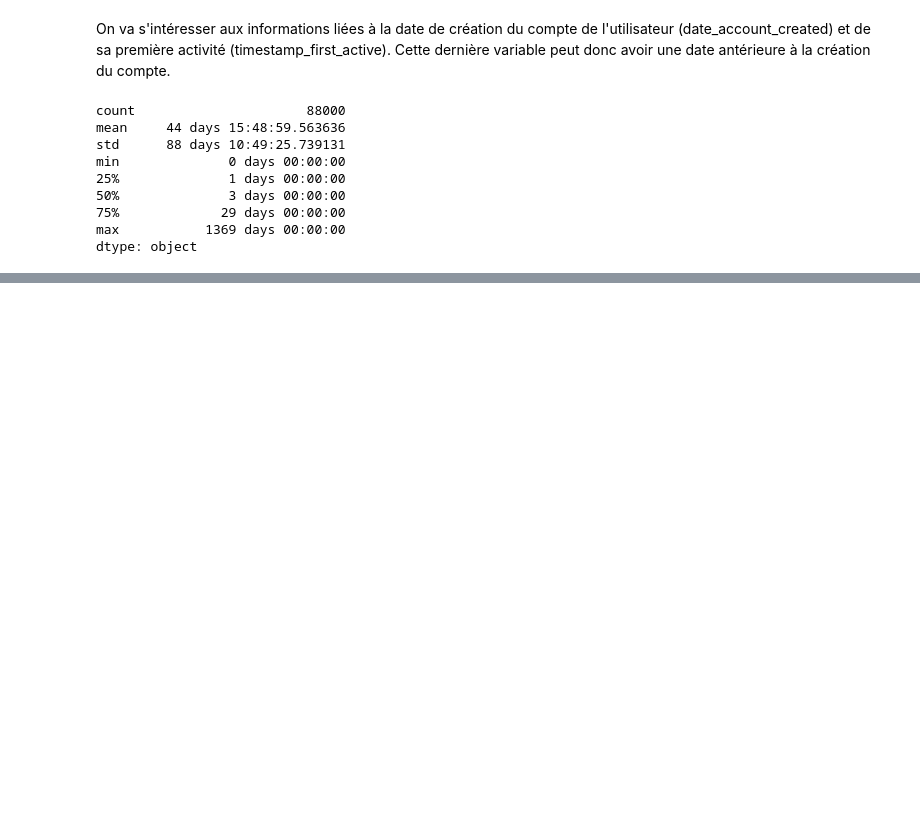
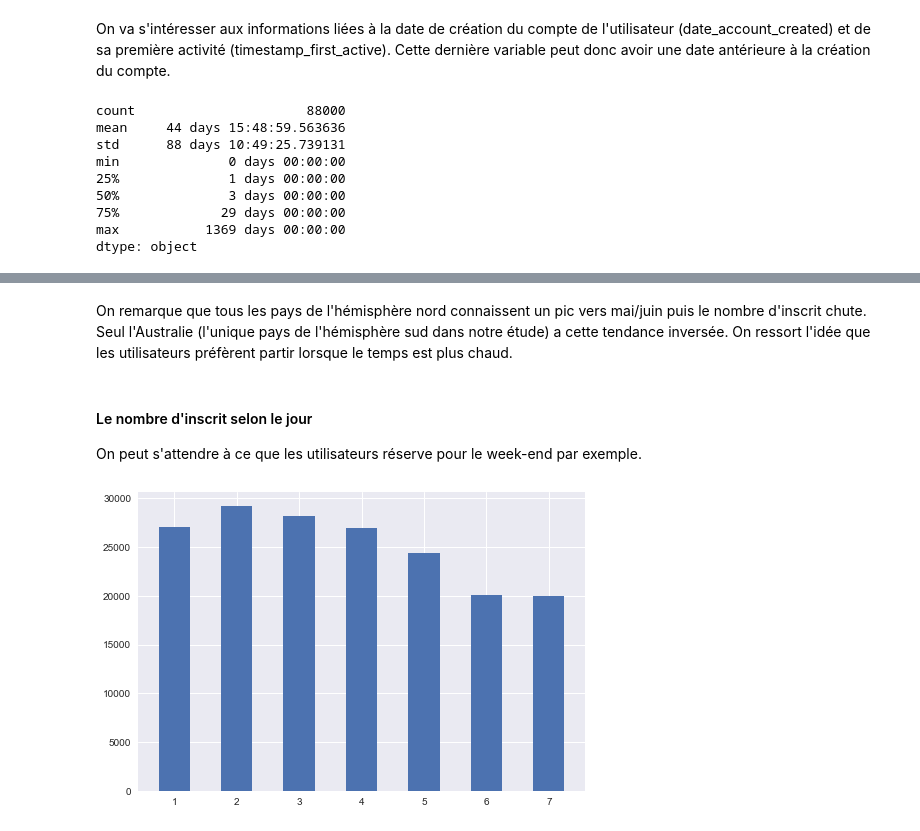
Before and after one commit to vesran/BookerGuess, a Jupyter notebook: _2_analyse_des_utilisateurs.ipynb, the cells around one changed output, grey strips where cells are left out. Drawn from its saved outputs; the diff is of its cells as text; code cells hidden in the pictures; blank space fills up the shorter version.

```diff
--- a/_2_analyse_des_utilisateurs.ipynb
+++ b/_2_analyse_des_utilisateurs.ipynb
@@ -497,0 +530,11 @@ En moyenne, les gens réservent au bout de 44 jours. Cependant, l'écart-type mo
+# %% [markdown]
+On remarque que tous les pays de l'hémisphère nord connaissent un pic vers mai/juin puis le nombre d'inscrit chute. Seul l'Australie (l'unique pays de l'hémisphère sud dans notre étude) a cette tendance inversée. On ressort l'idée que les utilisateurs préfèrent partir lorsque le temps est plus chaud.
+# %% [markdown]
+#### Le nombre d'inscrit selon le jour
+
+On peut s'attendre à ce que les utilisateurs réserve pour le week-end par exemple.
+# %%
+users['day_first_active'] = users['date_first_active'].dt.weekday + 1
+_ = plt.hist(users['day_first_active'], bins=np.arange(8)+0.5, rwidth=0.5)
+# %% [output]
+[figure, added]
```
Also changed, not shown: parts of 16 cells of this notebook.
